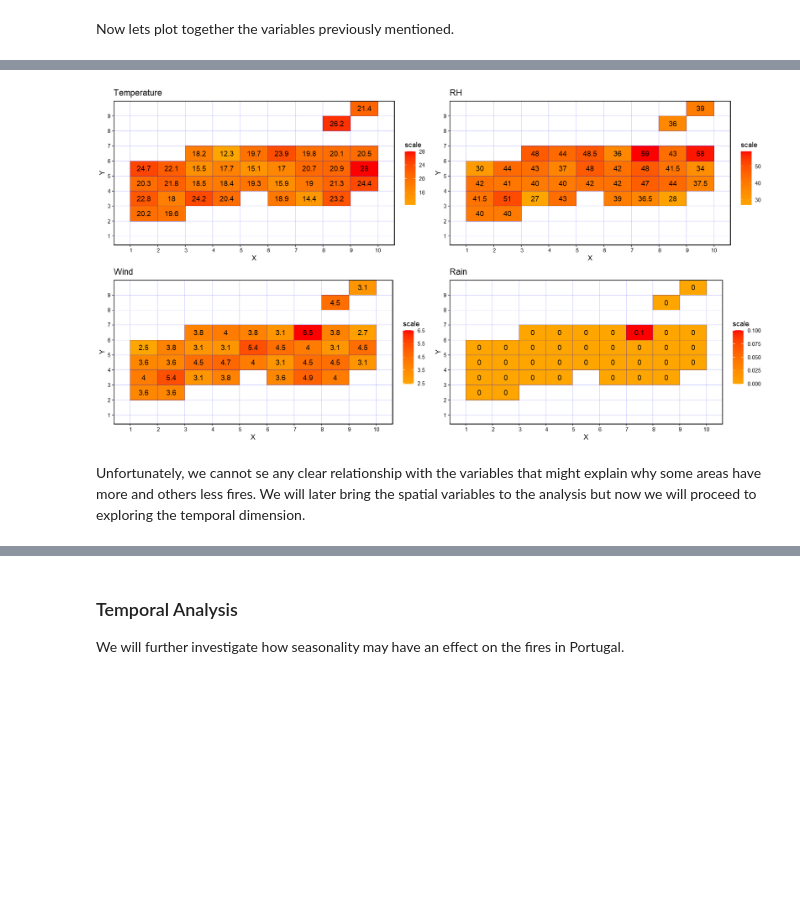
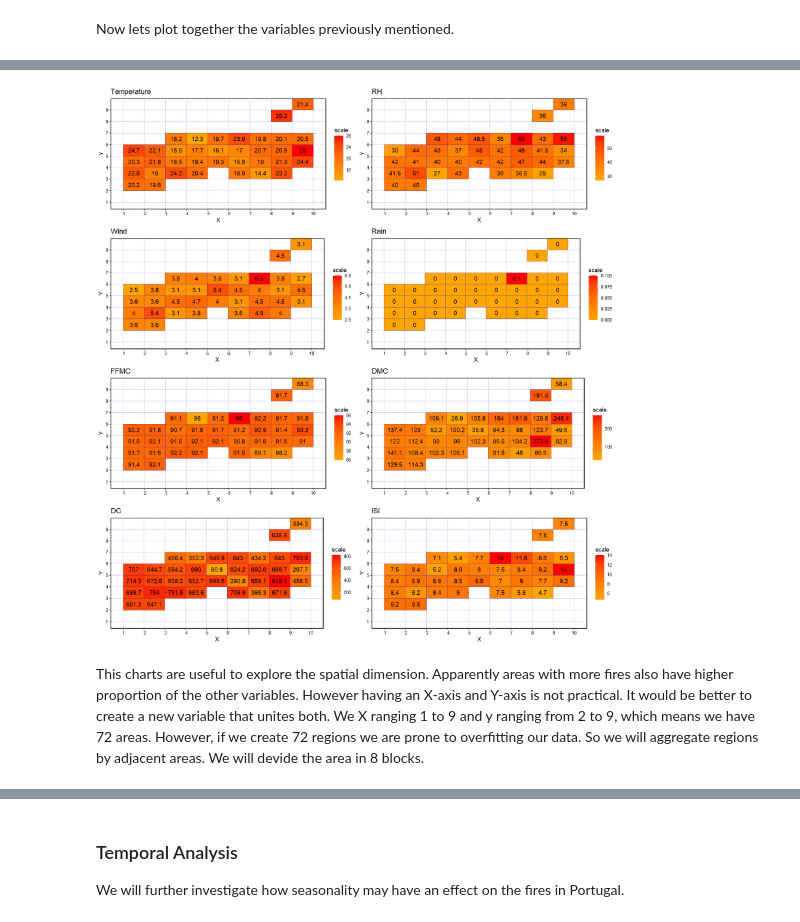
Before and after one commit to Agewerc/Bushfire-Analysis, a Jupyter notebook: Bushfire_Analysis_Area_Prediction.ipynb, the cells around one changed output, grey strips where cells are left out. Saved outputs shown, nothing was run; the diff lists cells and outputs as text; code cells hidden in the pictures; blank space fills up the shorter version.

```diff
--- a/Bushfire_Analysis_Area_Prediction.ipynb
+++ b/Bushfire_Analysis_Area_Prediction.ipynb
@@ -140,7 +140,12 @@ df_spatial <- df_fires %>%
             temp = median(temp, na.rm = TRUE),
             RH = median(RH, na.rm = TRUE),
             wind = median(wind, na.rm = TRUE),
-            rain = median(rain, na.rm = TRUE))
+            rain = median(rain, na.rm = TRUE),
+            FFMC = median(FFMC, na.rm = TRUE),
+            DMC = median(DMC, na.rm = TRUE),
+            DC = median(DC, na.rm = TRUE),
+            ISI = median(ISI, na.rm = TRUE)
+           )
 # %% [markdown]
 We want to develop a very specific heatmap, with many different features. To simplify the process of plotting we will create a function that will be used to make applied to make different plots.
 # %%
@@ -175,10 +180,15 @@ temp_plot <- areaheatplot(df_spatial$temp, "Temperature")
 RH_plot <- areaheatplot(df_spatial$RH, "RH")
 wind_plot <- areaheatplot(df_spatial$wind, "Wind")
 rain_plot <- areaheatplot(df_spatial$rain, "Rain")
+FFMC_plot <- areaheatplot(df_spatial$FFMC, "FFMC")
+DMC_plot <- areaheatplot(df_spatial$DMC, "DMC")
+DC_plot <- areaheatplot(df_spatial$DC, "DC")
+ISI_plot <- areaheatplot(df_spatial$ISI, "ISI")
 # %%
-options(repr.plot.width=15, repr.plot.height=8) # managing the size
-grid.arrange(temp_plot, RH_plot, wind_plot, rain_plot, nrow = 2, ncol = 2) # making the plot
+options(repr.plot.width=14, repr.plot.height=15) # managing the size
+grid.arrange(temp_plot, RH_plot, wind_plot, rain_plot, FFMC_plot, DMC_plot, DC_plot, ISI_plot,
+             nrow = 4, ncol = 2) # making the plot
 # %% [output]
-[figure, old version]
+[figure, new version]
-# %% [markdown]
-Unfortunately, we cannot se any clear relationship with the variables that might explain why some areas have more and others less fires. We will later bring the spatial variables to the analysis but now we will proceed to exploring the temporal dimension.
+# %% [markdown]
+This charts are useful to explore the spatial dimension. Apparently areas with more fires also have higher proportion of the other variables. However having an X-axis and Y-axis is not practical. It would be better to create a new variable that unites both. We X ranging 1 to 9 and y ranging from 2 to 9, which means we have 72 areas. However, if we create 72 regions we are prone to overfitting our data. So we will aggregate regions by adjacent areas. We will devide the area in 8 blocks.
```
Also changed, not shown: parts of 11 cells of this notebook.
